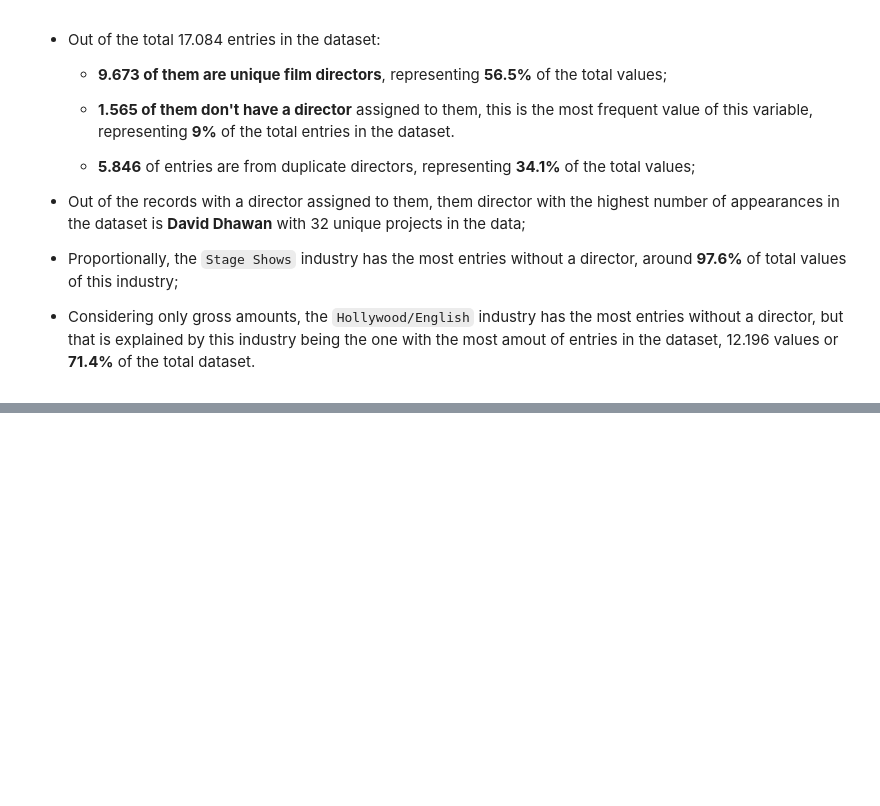
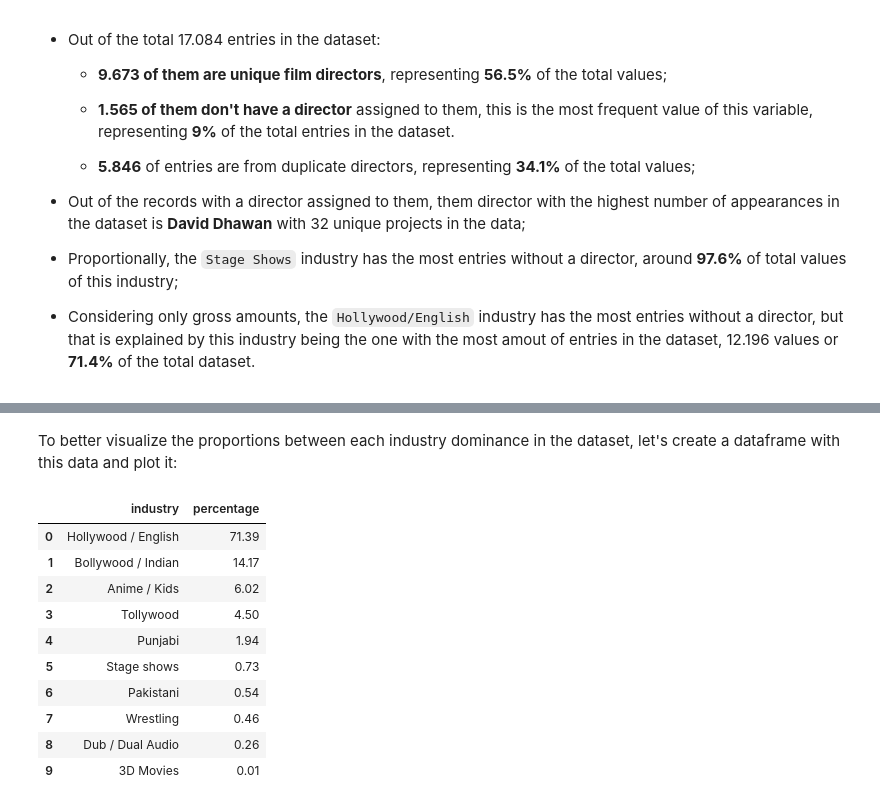
Before and after one commit to JoSEPHDev2022/EDA_Pirated_Movies, a Jupyter notebook: project/2_univariate_analysis.ipynb, the cells around one changed output, grey strips where cells are left out. Saved outputs shown, nothing was run; the diff lists cells and outputs as text; code cells hidden in the pictures; blank space fills up the shorter version.

```diff
--- a/project/2_univariate_analysis.ipynb
+++ b/project/2_univariate_analysis.ipynb
@@ -417,0 +523,20 @@ Analyzing this variable, we reach some conclusions:
+# %% [markdown]
+To better visualize the proportions between each industry dominance in the dataset, let's create a dataframe with this data and plot it:
+# %%
+# Creating dataframe:
+industry_count = pd.DataFrame({'industry': industry_pct.index,
+                               'percentage': industry_pct.values})
+
+industry_count
+# %% [output]
+|  | industry | percentage |
+| 0 | Hollywood / English | 71.39 |
+| 1 | Bollywood / Indian | 14.17 |
+| 2 | Anime / Kids | 6.02 |
+| 3 | Tollywood | 4.50 |
+| 4 | Punjabi | 1.94 |
+| 5 | Stage shows | 0.73 |
+| 6 | Pakistani | 0.54 |
+| 7 | Wrestling | 0.46 |
+| 8 | Dub / Dual Audio | 0.26 |
+| 9 | 3D Movies | 0.01 |
```
Also changed, not shown: parts of 12 cells of this notebook.
